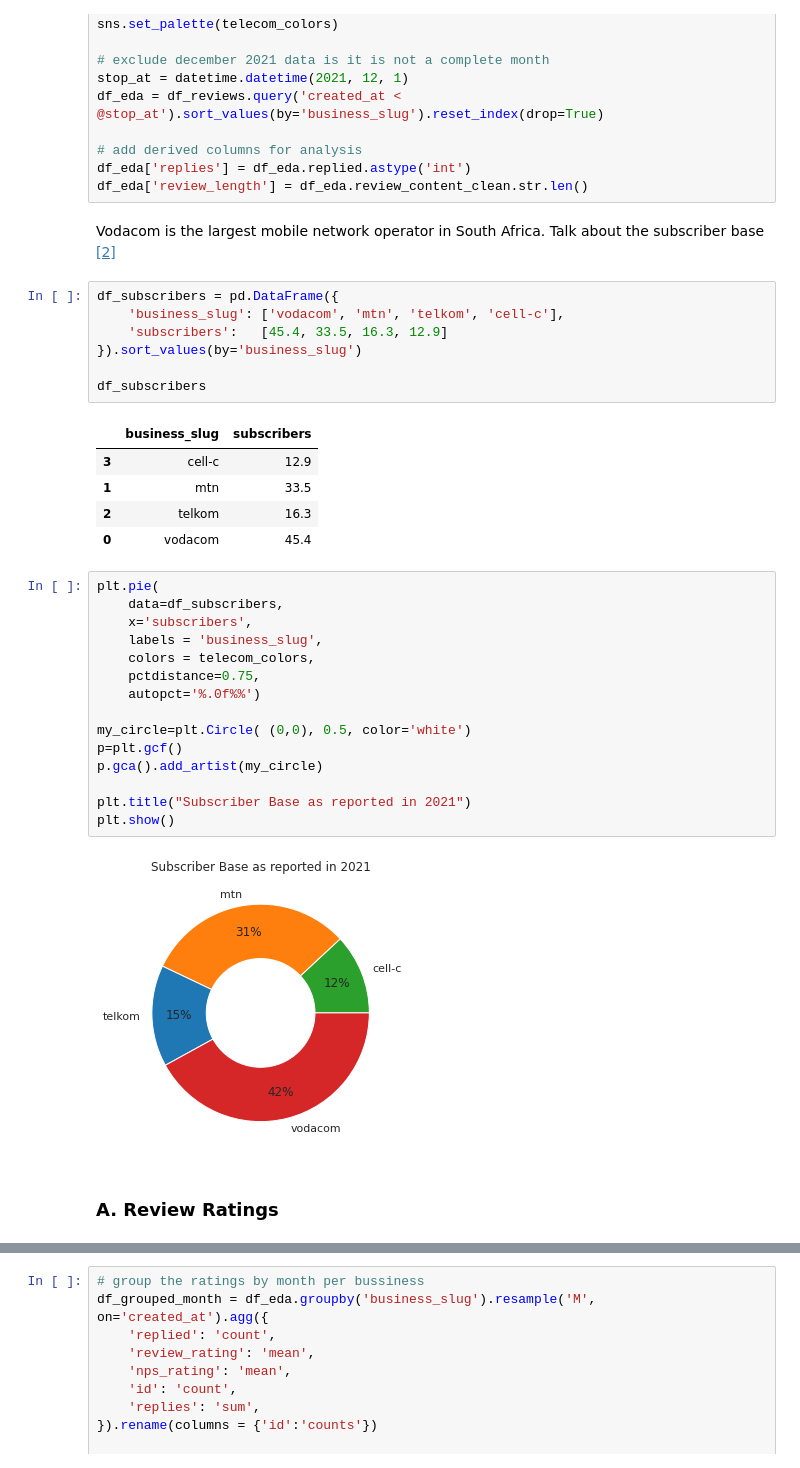
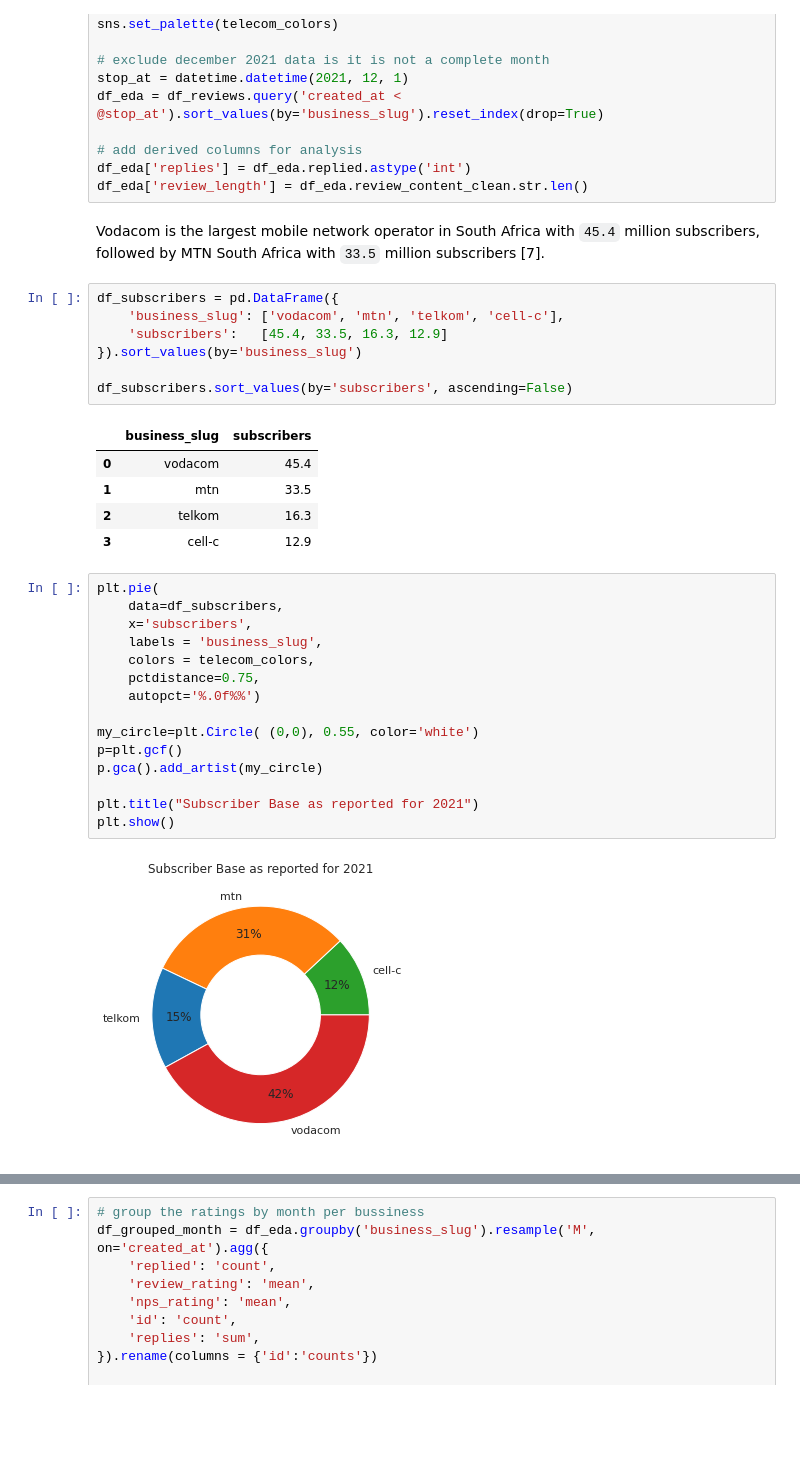
Before and after one commit to JohnnyFoulds/dsm020-2021-oct, a Jupyter notebook: coursework_01/cw.ipynb, the cells around one changed output, grey strips where cells are left out. Saved outputs shown, nothing was run; the diff lists cells and outputs as text; blank space fills up the shorter version.

```diff
--- a/coursework_01/cw.ipynb
+++ b/coursework_01/cw.ipynb
@@ -792,38 +779,35 @@ df_eda = df_reviews.query('created_at < @stop_at').sort_values(by='business_slug
 # add derived columns for analysis
 df_eda['replies'] = df_eda.replied.astype('int')
 df_eda['review_length'] = df_eda.review_content_clean.str.len()
-# %% [markdown]
-Vodacom is the largest mobile network operator in South Africa.
-Talk about the subscriber base <a href='#telecom_size'>[2]</a>
+# %% [markdown]
+Vodacom is the largest mobile network operator in South Africa with `45.4` million subscribers, followed by MTN South Africa with `33.5` million subscribers [7].
 # %%
 df_subscribers = pd.DataFrame({
     'business_slug': ['vodacom', 'mtn', 'telkom', 'cell-c'],
     'subscribers':   [45.4, 33.5, 16.3, 12.9]
 }).sort_values(by='business_slug')
 
-df_subscribers
+df_subscribers.sort_values(by='subscribers', ascending=False)
 # %% [output]
 |  | business_slug | subscribers |
-| 3 | cell-c | 12.9 |
+| 0 | vodacom | 45.4 |
 | 1 | mtn | 33.5 |
 | 2 | telkom | 16.3 |
-| 0 | vodacom | 45.4 |
+| 3 | cell-c | 12.9 |
 # %%
 plt.pie(
     data=df_subscribers,
     x='subscribers',
     labels = 'business_slug',
     colors = telecom_colors,
     pctdistance=0.75,
     autopct='%.0f%%')
 
-my_circle=plt.Circle( (0,0), 0.5, color='white')
+my_circle=plt.Circle( (0,0), 0.55, color='white')
 p=plt.gcf()
 p.gca().add_artist(my_circle)
 
-plt.title("Subscriber Base as reported in 2021")
+plt.title("Subscriber Base as reported for 2021")
 plt.show()
 # %% [output]
-[figure, old version]
+[figure, new version]
-# %% [markdown]
-### A. Review Ratings
```
Also changed, not shown: parts of 58 cells of this notebook.
